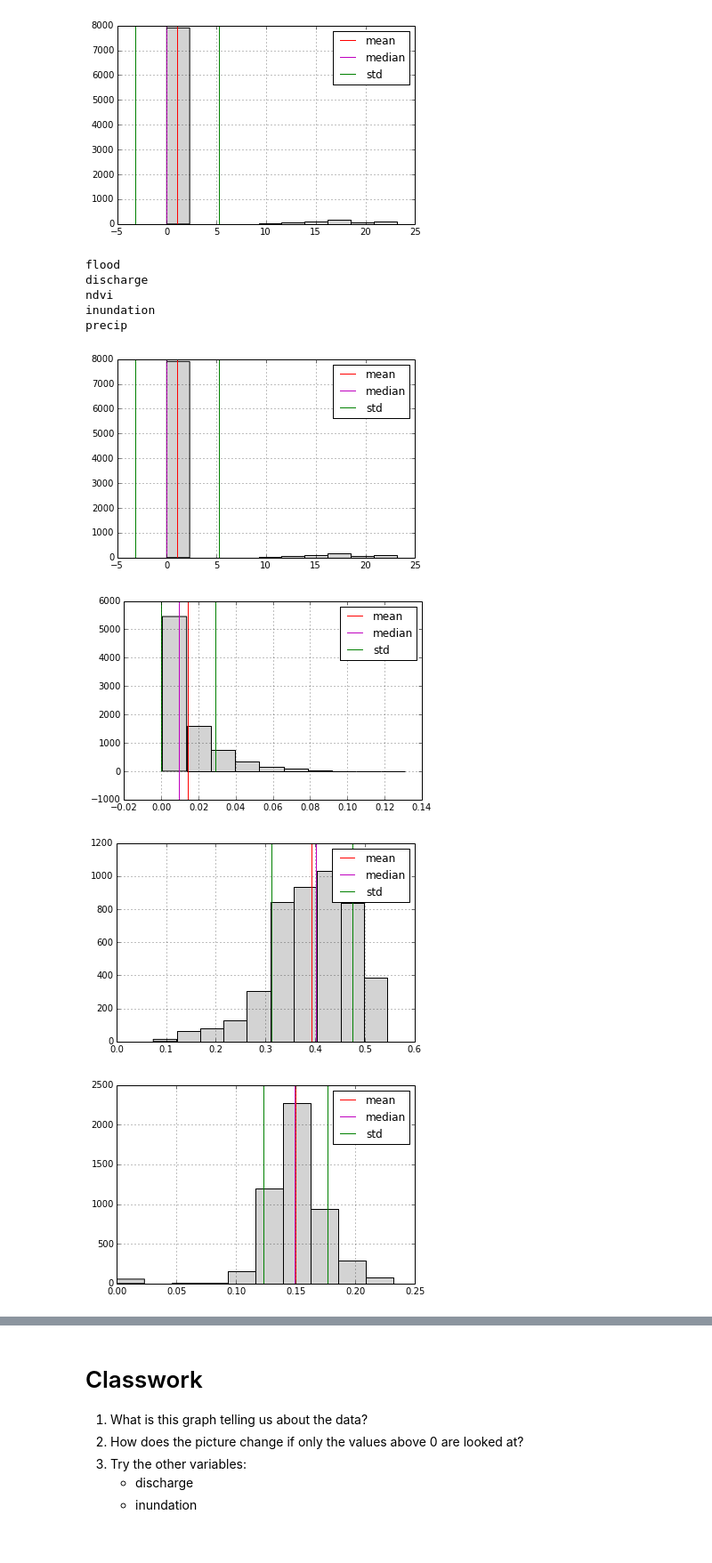
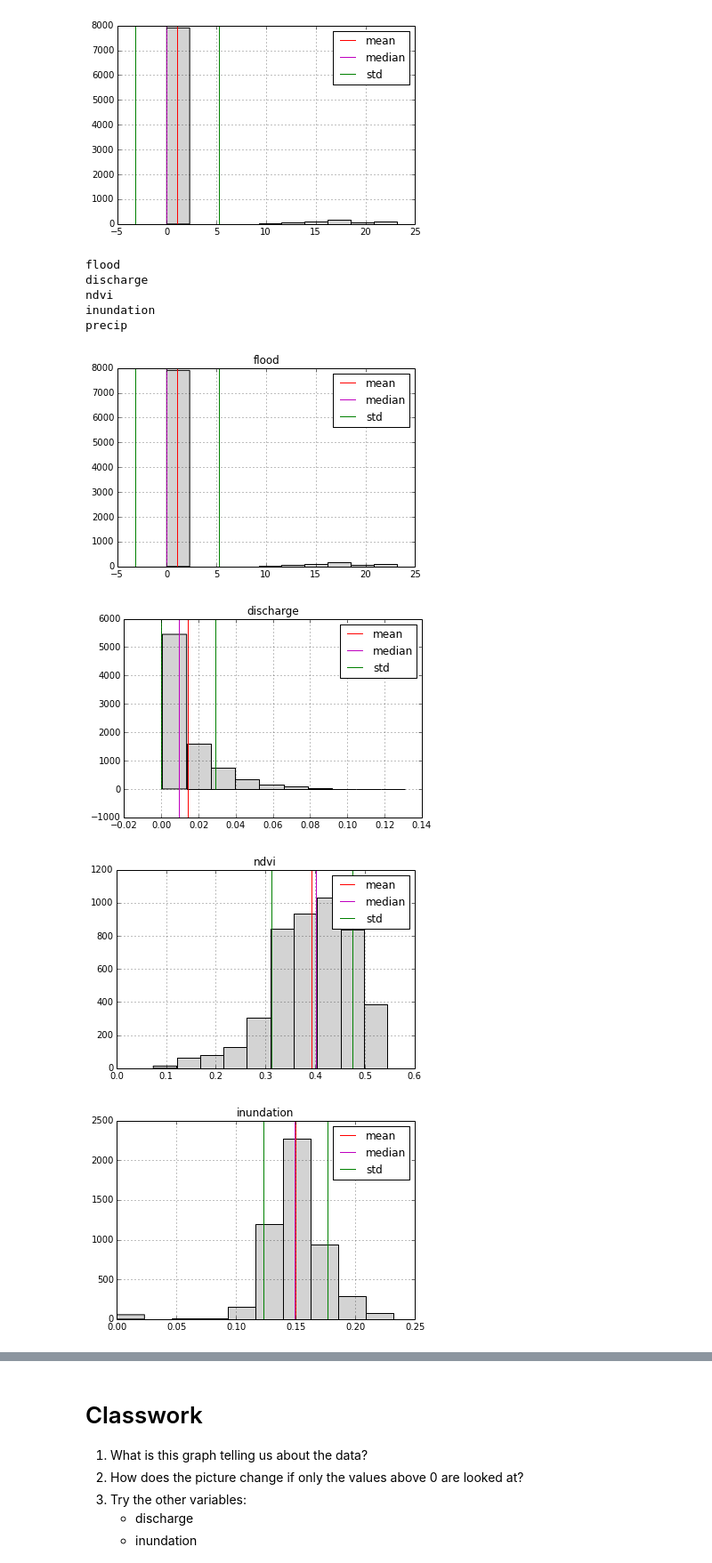
Before and after one commit to story645/EAS213, a Jupyter notebook: notebooks/class3.ipynb, the cells around one changed output, grey strips where cells are left out. Shown at 89% size. Saved outputs shown, nothing was run; the diff lists cells and outputs as text; code cells hidden in the pictures; blank space fills up the shorter version.

```diff
--- a/notebooks/class3.ipynb
+++ b/notebooks/class3.ipynb
@@ -58,26 +58,29 @@ ax.legend()
 [figure]
 # %%
 #Contextualizing it?
-for vr in ['flood', 'discharge', 'ndvi', 'inundation', 'precip']:
+varlist = ['flood', 'discharge', 'ndvi',
+           'inundation', 'precip']
+for vr in varlist:
     print vr
     pearl = data[vr]['Pearl']
     fig = plt.figure()
     ax = fig.add_subplot(1,1,1)
+    ax.set_title(vr)
     pearl.hist(ax=ax, color='lightgray')
     pmn = pearl.mean()
     ax.axvline(pmn, label="mean", color='r')
     ax.axvline(pearl.median(), label="median", color='m')
     std = pearl.std()
     ymin, ymax = ax.get_ylim()
     ax.vlines([pmn-std, pmn+std], ymin, ymax, label="std", color='g')
     ax.legend()
 # %% [output]
 flood
 discharge
 ndvi
 inundation
 precip
-[figure, old version]
+[figure, new version]
-[figure, old version]
+[figure, new version]
-[figure, old version]
+[figure, new version]
-[figure, old version]
+[figure, new version]
```
Also changed, not shown: parts of 2 cells of this notebook.
